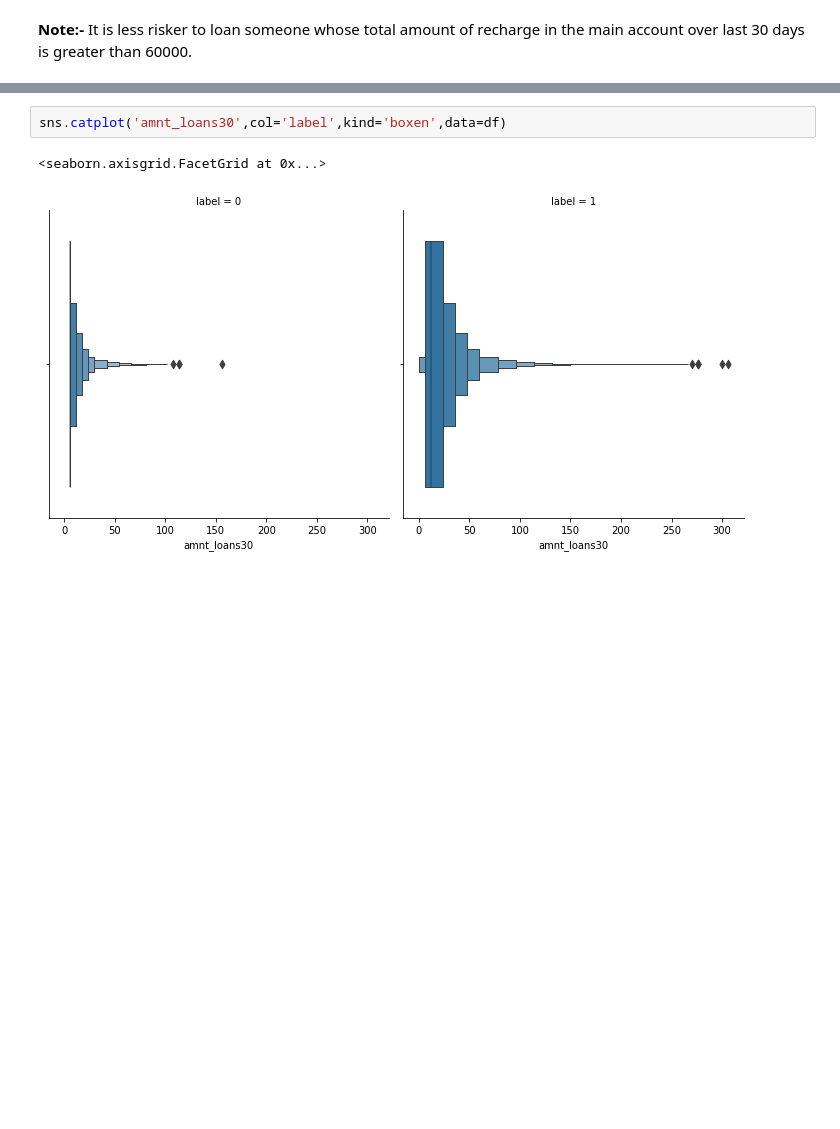
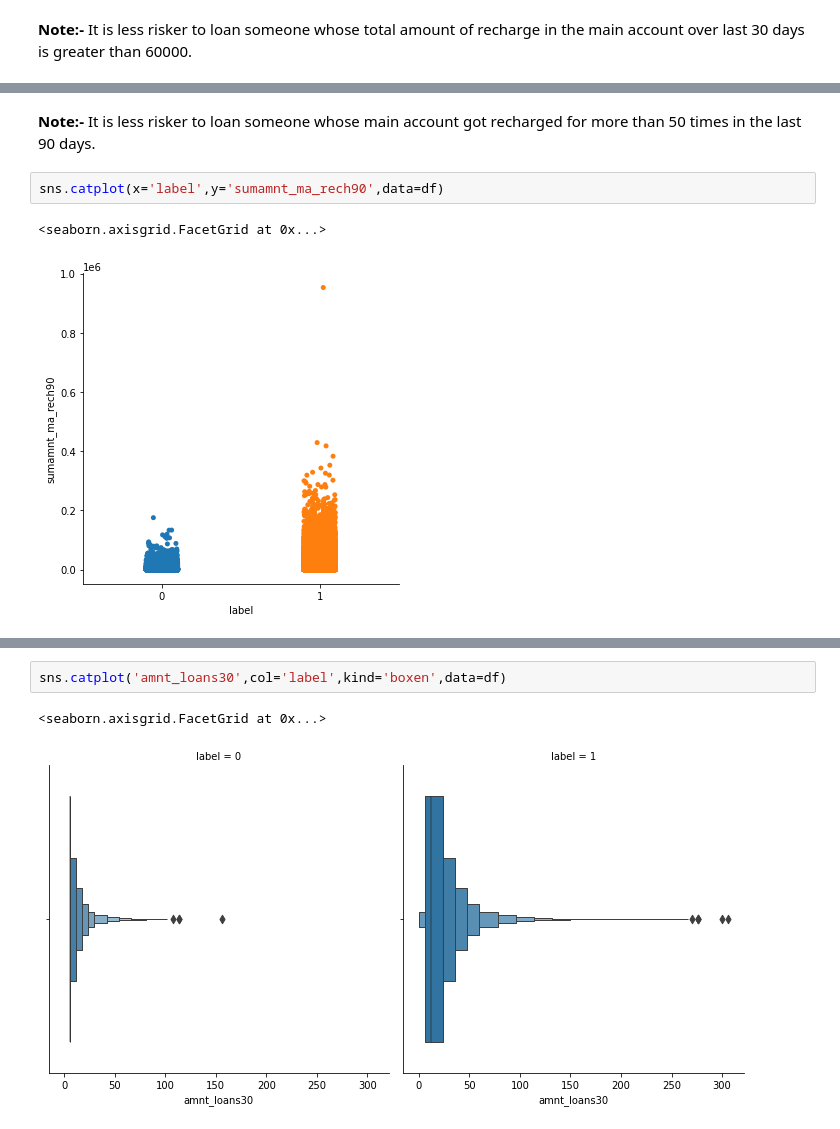
Before and after one commit to yesdeepakmittal/delinquencymodel, a Jupyter notebook: DelinquencyModel.ipynb, the cells around one changed output, grey strips where cells are left out. Cells and saved outputs as stored; diff of their text form; blank space fills up the shorter version.

```diff
--- a/DelinquencyModel.ipynb
+++ b/DelinquencyModel.ipynb
@@ -184,0 +181,7 @@ sns.catplot?
+# %% [markdown]
+**Note:-** It is less risker to loan someone whose main account got recharged for more than 50 times in the last 90 days.
+# %%
+sns.catplot(x='label',y='sumamnt_ma_rech90',data=df)
+# %% [output]
+<seaborn.axisgrid.FacetGrid at 0x...>
+[figure, added]
```
Also changed, not shown: parts of 24 cells of this notebook.
